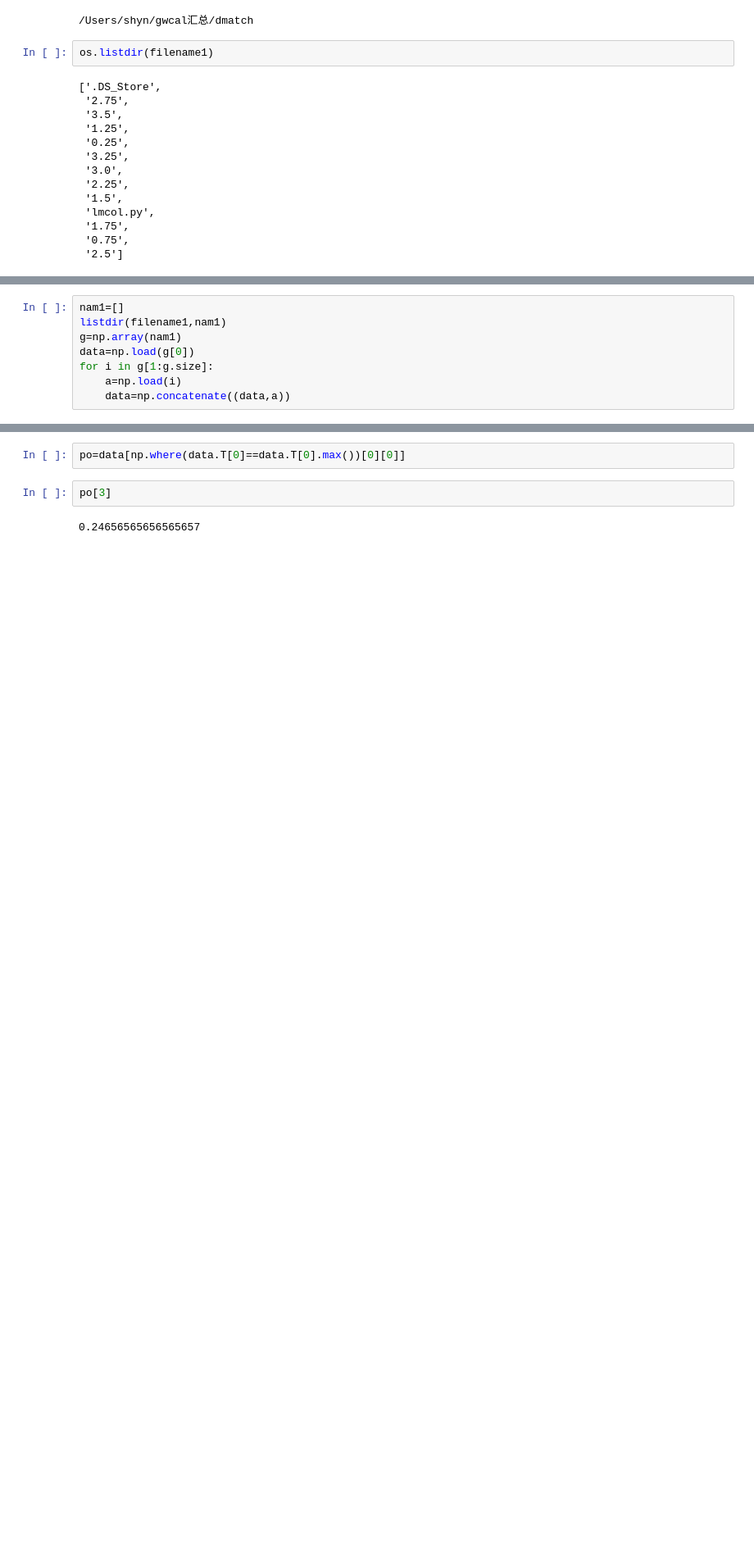
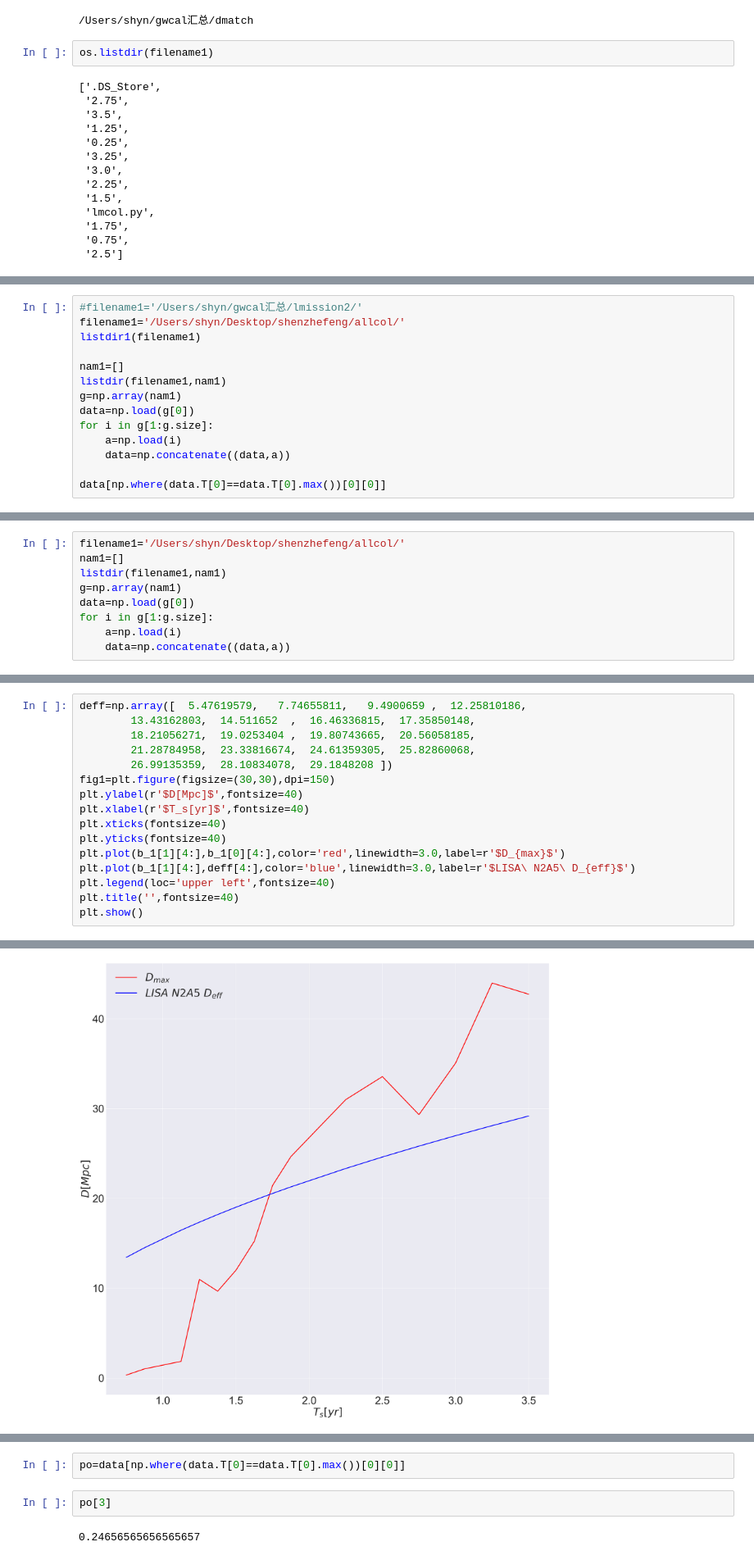
Before and after one commit to shanzhoupeng/GW-simu, a Jupyter notebook: notebook/dataVisual.ipynb, the cells around one changed output, grey strips where cells are left out. Shown: that part at 82% size. Saved outputs shown, nothing was run; the diff lists cells and outputs as text; blank space fills up the shorter version.

```diff
--- a/notebook/dataVisual.ipynb
+++ b/notebook/dataVisual.ipynb
@@ -128,0 +155,14 @@ listdir1(filename1)
+# %%
+#filename1='/Users/shyn/gwcal汇总/lmission2/'
+filename1='/Users/shyn/Desktop/shenzhefeng/allcol/'
+listdir1(filename1)
+
+nam1=[]
+listdir(filename1,nam1)
+g=np.array(nam1)
+data=np.load(g[0])
+for i in g[1:g.size]:
+    a=np.load(i)
+    data=np.concatenate((data,a))
+
+data[np.where(data.T[0]==data.T[0].max())[0][0]]
@@ -129,4 +177,5 @@ listdir1(filename1)
 # %%
+filename1='/Users/shyn/Desktop/shenzhefeng/allcol/'
 nam1=[]
 listdir(filename1,nam1)
 g=np.array(nam1)
@@ -152,0 +232,17 @@ array([[  6.66425948e-01,   1.19546898e-03,   3.69000000e+01,
+# %%
+deff=np.array([  5.47619579,   7.74655811,   9.4900659 ,  12.25810186,
+        13.43162803,  14.511652  ,  16.46336815,  17.35850148,
+        18.21056271,  19.0253404 ,  19.80743665,  20.56058185,
+        21.28784958,  23.33816674,  24.61359305,  25.82860068,
+        26.99135359,  28.10834078,  29.1848208 ])
+fig1=plt.figure(figsize=(30,30),dpi=150)
+plt.ylabel(r'$D[Mpc]$',fontsize=40)
+plt.xlabel(r'$T_s[yr]$',fontsize=40)
+plt.xticks(fontsize=40)
+plt.yticks(fontsize=40)
+plt.plot(b_1[1][4:],b_1[0][4:],color='red',linewidth=3.0,label=r'$D_{max}$')
+plt.plot(b_1[1][4:],deff[4:],color='blue',linewidth=3.0,label=r'$LISA\ N2A5\ D_{eff}$')
+plt.legend(loc='upper left',fontsize=40)
+plt.title('',fontsize=40)
+plt.show()
+# %% [output]
@@ -153 +250,2 @@ array([[  6.66425948e-01,   1.19546898e-03,   3.69000000e+01,
+[figure, added]
 # %%
```
Also changed, not shown: parts of 33 cells of this notebook, 5 other files.
